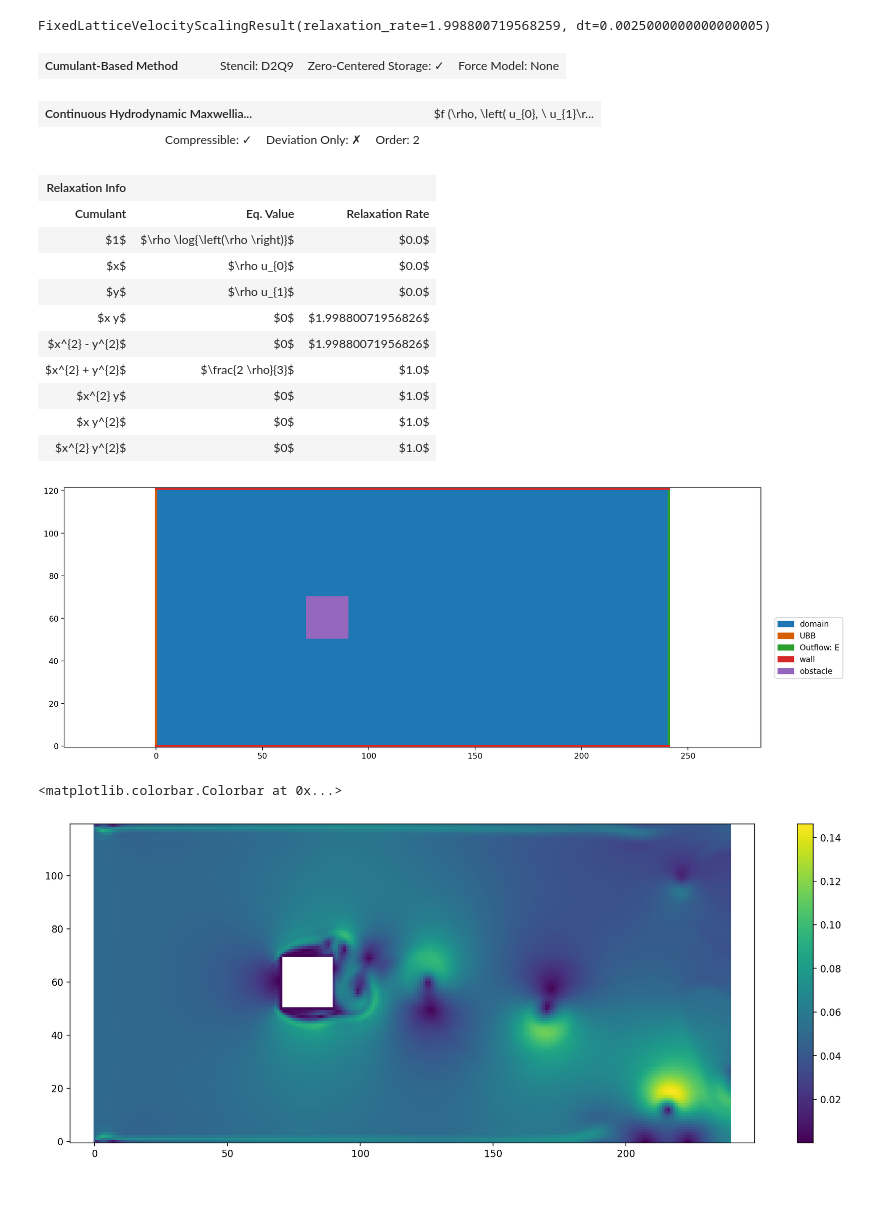
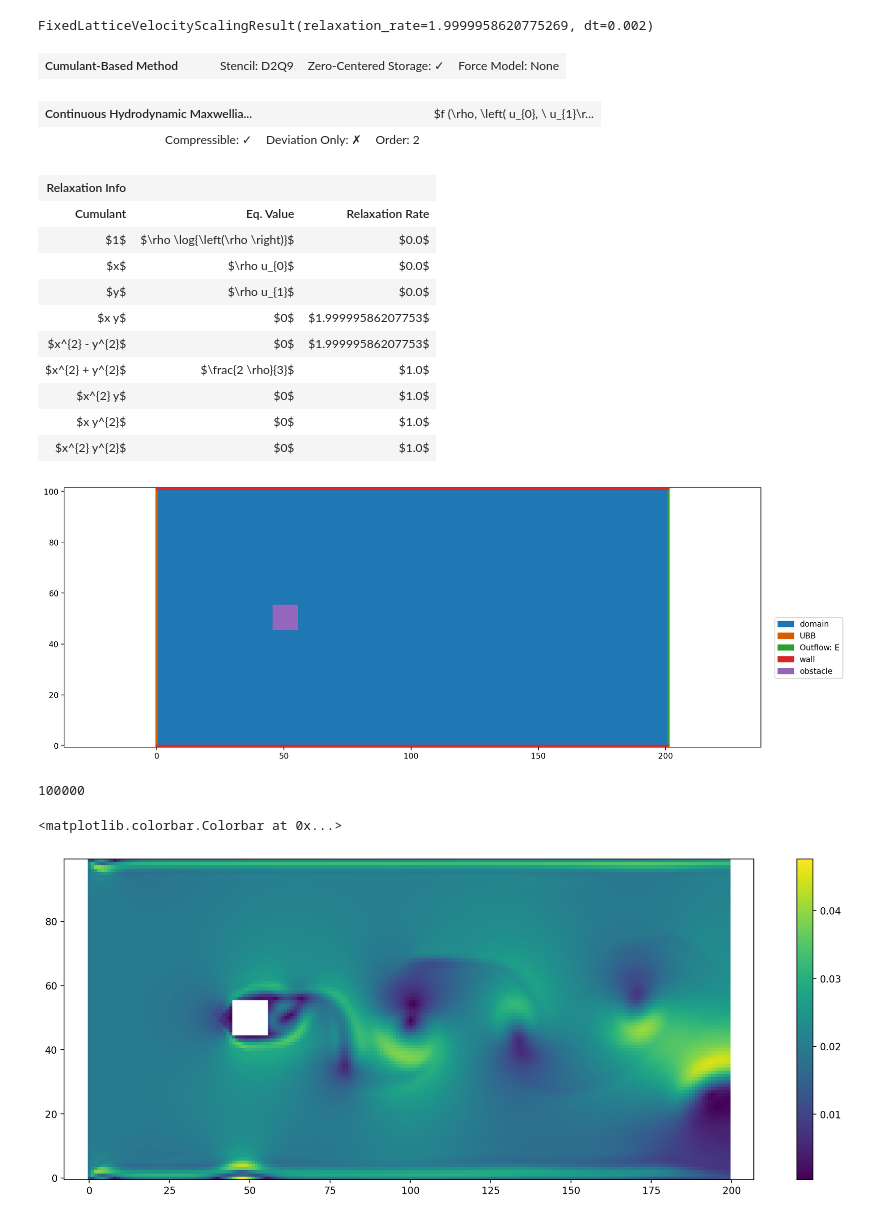
Before and after one commit to ki2098/lbm, a Jupyter notebook: 2d-channel-obstacle/test.ipynb, the cells around one changed output. Drawn from its saved outputs; the diff is of its cells as text; code cells hidden in the pictures; blank space fills up the shorter version.

```diff
--- a/2d-channel-obstacle/test.ipynb
+++ b/2d-channel-obstacle/test.ipynb
@@ -4,25 +4,25 @@ from lbmpy.parameterization import Scaling
 # %%
 ref_length = 1
 inflow_velocity = 1
-Re = 10000
+Re = 5.8e5
 kinematic_viscosity = ref_length*inflow_velocity/Re
-cells_per_length = 20
+cells_per_length = 10
 sc = Scaling(
     physical_length=ref_length,
     physical_velocity=inflow_velocity,
     kinematic_viscosity=kinematic_viscosity,
     cells_per_length=cells_per_length
 )
-lattice_velocity = 0.05
+lattice_velocity = 0.02
 scaling = sc.fixed_lattice_velocity_scaling(lattice_velocity=lattice_velocity)
 relaxation_rate = scaling.relaxation_rate
 dt = scaling.dt
 scaling
 # %% [output]
-FixedLatticeVelocityScalingResult(relaxation_rate=1.998800719568259, dt=0.0025000000000000005)
+FixedLatticeVelocityScalingResult(relaxation_rate=1.9999958620775269, dt=0.002)
 # %%
 stencil = LBStencil(Stencil.D2Q9)
-domain_size = (12*ref_length*cells_per_length, 6*ref_length*cells_per_length)
+domain_size = (20*ref_length*cells_per_length, 10*ref_length*cells_per_length)
 dim = len(domain_size)
 # %%
 dh = ps.create_data_handling(domain_size=domain_size, periodicity=(False, False))
@@ -52,8 +52,8 @@ method
 | $1$ | $\rho \log{\left(\rho \right)}$ | $0.0$ |
 | $x$ | $\rho u_{0}$ | $0.0$ |
 | $y$ | $\rho u_{1}$ | $0.0$ |
-| $x y$ | $0$ | $1.99880071956826$ |
-| $x^{2} - y^{2}$ | $0$ | $1.99880071956826$ |
+| $x y$ | $0$ | $1.99999586207753$ |
+| $x^{2} - y^{2}$ | $0$ | $1.99999586207753$ |
 | $x^{2} + y^{2}$ | $\frac{2 \rho}{3}$ | $1.0$ |
 | $x^{2} y$ | $0$ | $1.0$ |
 | $x y^{2}$ | $0$ | $1.0$ |
@@ -88,33 +88,33 @@ ast_kernel = ps.create_kernel(
 kernel = ast_kernel.compile()
 # %%
 def set_square(x, y, *_):
-    center = (domain_size[0]//3, domain_size[1]//2)
+    center = (domain_size[0]//4, domain_size[1]//2)
     half = ref_length*cells_per_length//2
-    return (center[0] - half < x) & (center[0] + half > x) & (center[1] - half < y) & (center[1] + half > y)
+    return (center[0] - half <= x) & (center[0] + half >= x) & (center[1] - half <= y) & (center[1] + half >= y)
     # return (x - center[0])**2 + (y - center[1])**2 < half**2
 
 bh = LatticeBoltzmannBoundaryHandling(
     lb_method=method,
     data_handling=dh,
     pdf_field_name='src',
     name='bh'
 )
 
 inflow = UBB((lattice_velocity, 0))
 outflow = ExtrapolationOutflow(stencil[4], method)
 wall = FreeSlip(stencil=stencil, name='wall')
 
 bh.set_boundary(inflow, slice_from_direction('W', dim))
 bh.set_boundary(outflow, slice_from_direction('E', dim))
 for direction in ('N', 'S'):
     bh.set_boundary(wall, slice_from_direction(direction, dim))
 
 bh.set_boundary(NoSlip('obstacle'), mask_callback=set_square)
 
 plt.figure(dpi=200)
 plt.boundary_handling(bh)
 # %% [output]
-[figure, old version]
+[figure, new version]
 # %%
 def time_loop(nstep):
     for i in range(nstep):
@@ -128,3 +126,9 @@ time_loop(50000)
+# %%
+nstep = int(200/dt)
+print(nstep)
+time_loop(nstep)
+# %% [output]
+100000
 # %%
 plt.figure(dpi=200)
 result = np.ma.array(dh.gather_array('velField'), mask=mask)
@@ -132,4 +136,4 @@ plt.vector_field_magnitude(result)
 plt.colorbar()
 # %% [output]
 <matplotlib.colorbar.Colorbar at 0x...>
-[figure, old version]
+[figure, new version]
```
Also changed, not shown: parts of 2 cells of this notebook, 7 other files.
